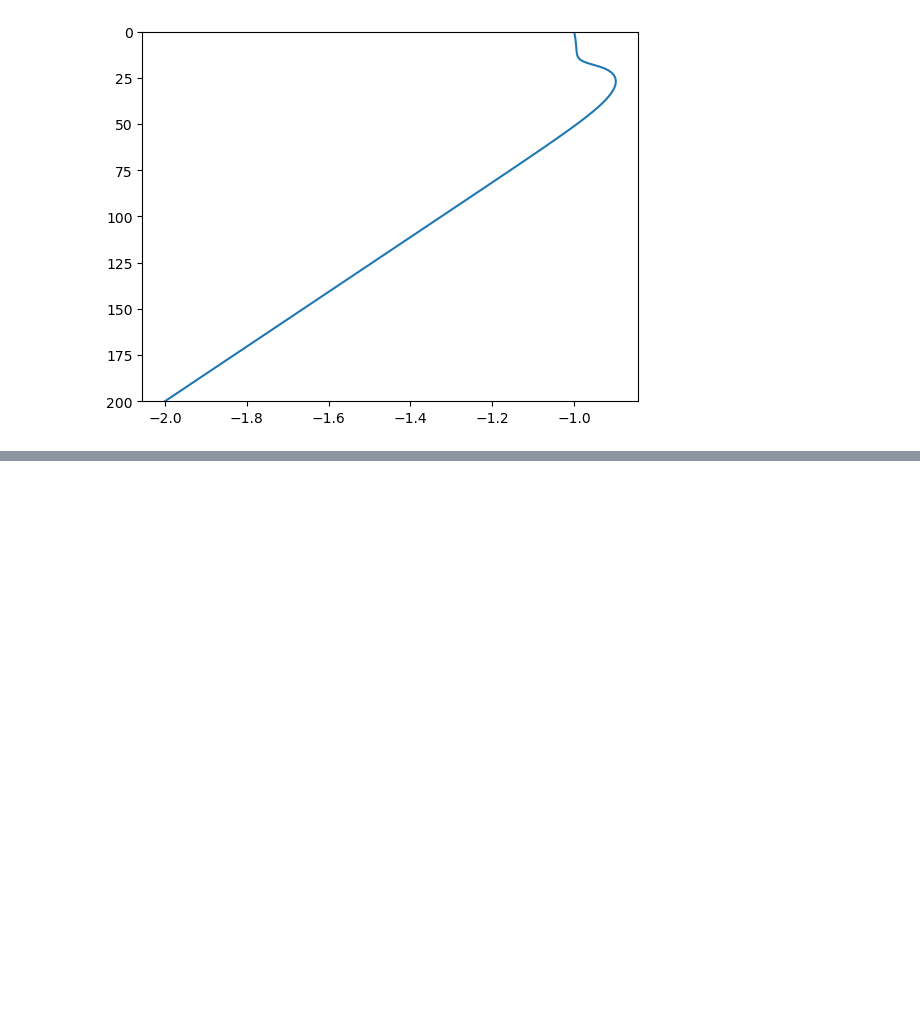
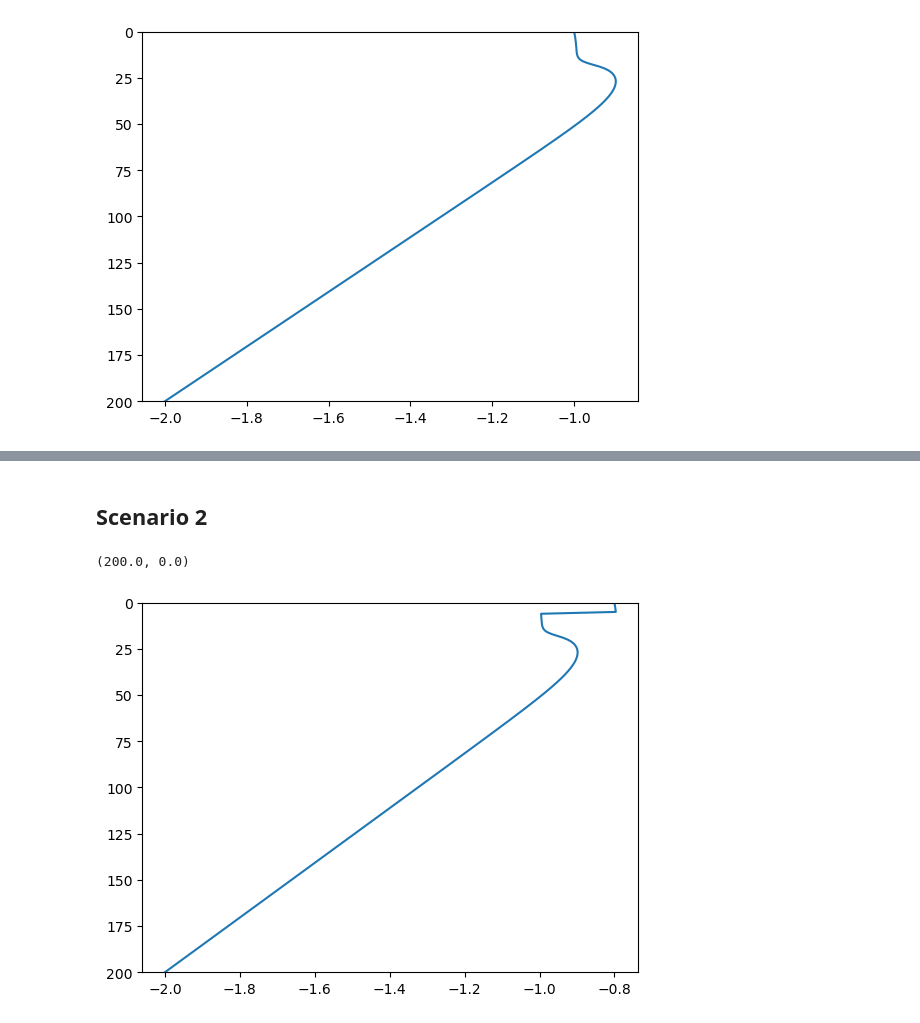
Before and after one commit to nicduboc/numeric_2024, a Jupyter notebook: mini-projects/duboc_miniproj.ipynb, the cells around one changed output, grey strips where cells are left out. Cells and saved outputs as stored; diff of their text form; code cells hidden in the pictures; blank space fills up the shorter version.

```diff
--- a/mini-projects/duboc_miniproj.ipynb
+++ b/mini-projects/duboc_miniproj.ipynb
@@ -100,0 +108,10 @@ plt.ylim(200,0)
+# %% [markdown]
+## Scenario 2
+# %%
+T2 = np.linalg.solve(A,F)
+T2[:6] = T2[:6]+0.2
+plt.plot(T2,depth)
+plt.ylim(200,0)
+# %% [output]
+(200.0, 0.0)
+[figure, added]
```
Also changed, not shown: parts of 15 cells of this notebook, 2 other files.
